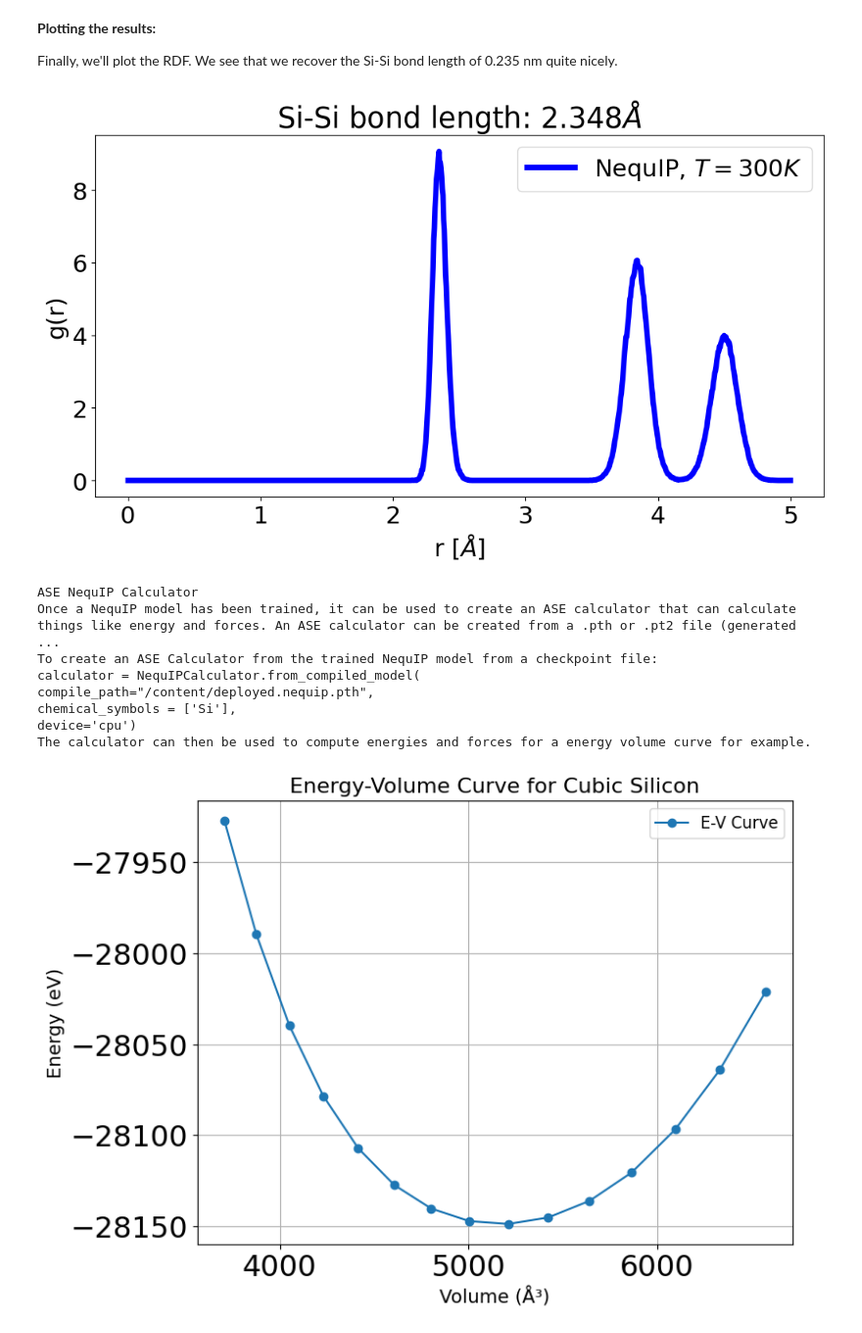
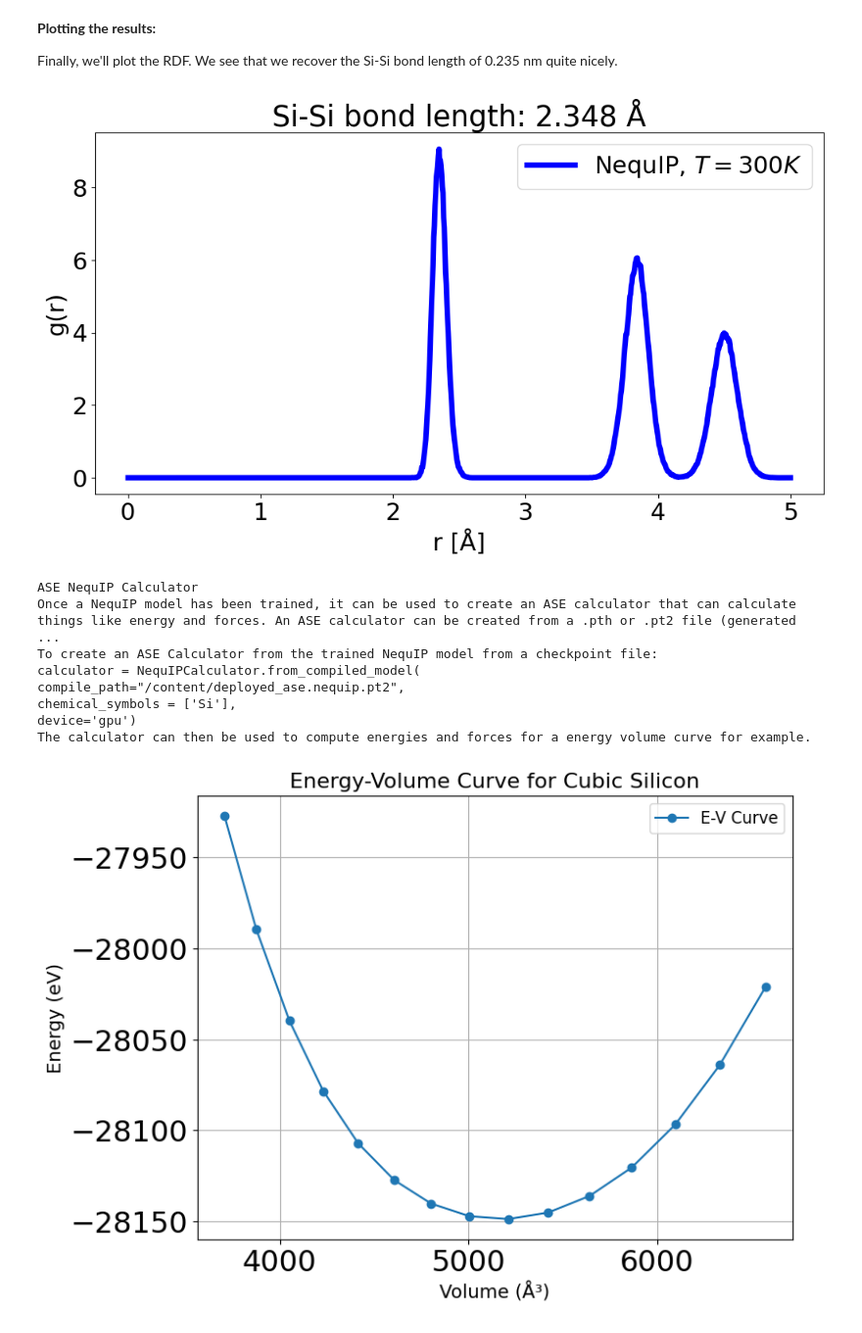
Before and after one commit to mir-group/nequip-tutorial, a Jupyter notebook: NequIP_Tutorial.ipynb, the cells around one changed output. Shown at 98% size. Saved outputs shown, nothing was run; the diff lists cells and outputs as text; code cells hidden in the pictures.

```diff
--- a/NequIP_Tutorial.ipynb
+++ b/NequIP_Tutorial.ipynb
@@ -538,36 +578,36 @@ import numpy as np
 from matplotlib import pyplot as plt
 plt.rcParams['font.size'] = 22
 
 def parse_lammps_rdf(rdffile):
     """Parse the RDF file written by LAMMPS
     copied from Boris' class code: https://github.com/bkoz37/labutil
     """
     with open(rdffile, 'r') as rdfout:
         rdfs = []; buffer = []
         for line in rdfout:
             values = line.split()
             if line.startswith('#'):
                 continue
             elif len(values) == 2:
                 nbins = values[1]
             else:
                 buffer.append([float(values[1]), float(values[2])])
                 if len(buffer) == int(nbins):
                     frame = np.transpose(np.array(buffer))
                     rdfs.append(frame)
                     buffer = []
     return rdfs
 
 rdf = parse_lammps_rdf('/content/lammps_run/si.rdf')
 plt.figure(figsize=(12, 6))
 plt.plot(rdf[0][0], rdf[0][1], 'b', linewidth=5, label="NequIP, $T=300K$")
-plt.xlabel('r [$\AA$]')
+plt.xlabel('r [Å]')
 plt.ylabel('g(r)')
-plt.title("Si-Si bond length: {:.3f}$\AA$".format(rdf[0][0][np.argmax(rdf[0][1])]))
+plt.title("Si-Si bond length: {:.3f} Å".format(rdf[0][0][np.argmax(rdf[0][1])]))
 plt.legend(loc='upper right')
 plt.show()
 # %% [output]
-[figure, old version]
+[figure, new version]
 # %%
 # @title ASE NequIP Calculator
 %%html
@@ -580,9 +620,9 @@ plt.show()
     <br>
     <br>
     <code> calculator = NequIPCalculator.from_compiled_model( <br>
-      &nbsp;&nbsp;&nbsp;&nbsp;&nbsp;&nbsp;&nbsp;&nbsp;&nbsp;&nbsp;&nbsp;&nbsp; compile_path="/content/deployed.nequip.pth", <br>
+      &nbsp;&nbsp;&nbsp;&nbsp;&nbsp;&nbsp;&nbsp;&nbsp;&nbsp;&nbsp;&nbsp;&nbsp; compile_path="/content/deployed_ase.nequip.pt2", <br>
        &nbsp;&nbsp;&nbsp;&nbsp;&nbsp;&nbsp;&nbsp;&nbsp;&nbsp;&nbsp;&nbsp;&nbsp;                                             chemical_symbols = ['Si'], <br>
-                                        &nbsp;&nbsp;&nbsp;&nbsp;&nbsp;&nbsp;&nbsp;&nbsp;&nbsp;&nbsp;&nbsp;&nbsp;            device='cpu')</code>
+                                        &nbsp;&nbsp;&nbsp;&nbsp;&nbsp;&nbsp;&nbsp;&nbsp;&nbsp;&nbsp;&nbsp;&nbsp;            device='gpu')</code>
   </p>
   <p style="margin-bottom:10px;">
     The calculator can then be used to compute energies and forces for a energy volume curve for example.
@@ -594,9 +634,9 @@ ASE NequIP Calculator
 Once a NequIP model has been trained, it can be used to create an ASE calculator that can calculate things like energy and forces. An ASE calculator can be created from a .pth or .pt2 file (generated  ...
 To create an ASE Calculator from the trained NequIP model from a checkpoint file:
 calculator = NequIPCalculator.from_compiled_model(
-compile_path="/content/deployed.nequip.pth",
+compile_path="/content/deployed_ase.nequip.pt2",
 chemical_symbols = ['Si'],
-device='cpu')
+device='gpu')
 The calculator can then be used to compute energies and forces for a energy volume curve for example.
 # %%
 #@title Using ASE NequIP calculator to plot energy-volume curve
```
Also changed, not shown: parts of 15 cells of this notebook.
